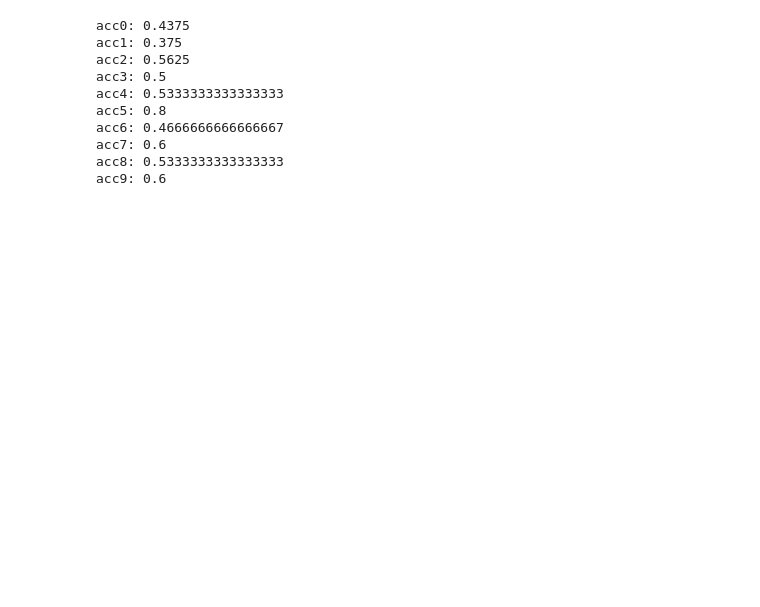
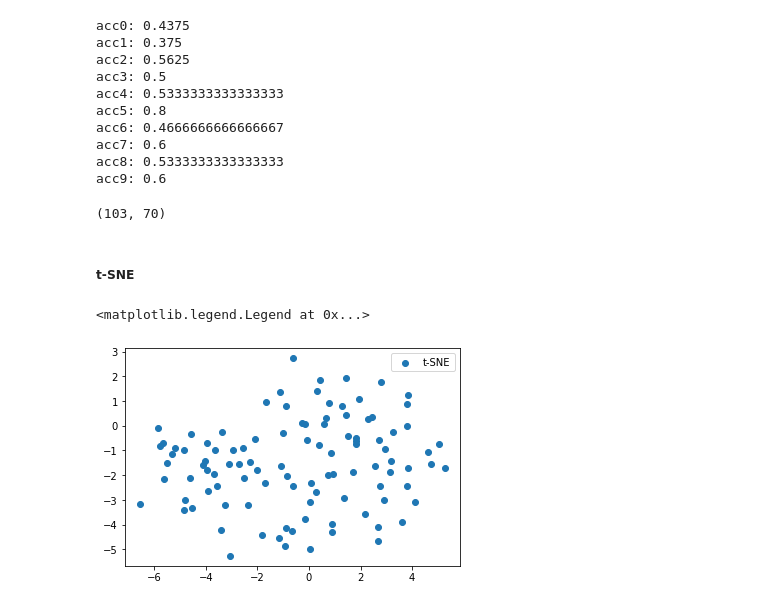
Before and after one commit to tuteng0915/resilience, a Jupyter notebook: src/DataProcess.ipynb, the cells around one changed output. Cells and saved outputs as stored; diff of their text form; code cells hidden in the pictures; blank space fills up the shorter version.

```diff
--- a/src/DataProcess.ipynb
+++ b/src/DataProcess.ipynb
@@ -379,3 +381,16 @@ temp_bias = [0, 11, 11+17, 11*2+17]
 for i in range(6):
     for j in range(4):
         print(All_data[:,15+temp_bias[j]])
+# %%
+All_data.shape
+# %% [output]
+(103, 70)
+# %% [markdown]
+##### t-SNE
+# %%
+X_tsne = TSNE(n_components=2,random_state=33).fit_transform(All_data[:,15:])
+plt.scatter(X_tsne[:, 0], X_tsne[:, 1],label="t-SNE")
+plt.legend()
+# %% [output]
+<matplotlib.legend.Legend at 0x...>
+[figure, added]
```
Also changed, not shown: parts of 6 cells of this notebook.
